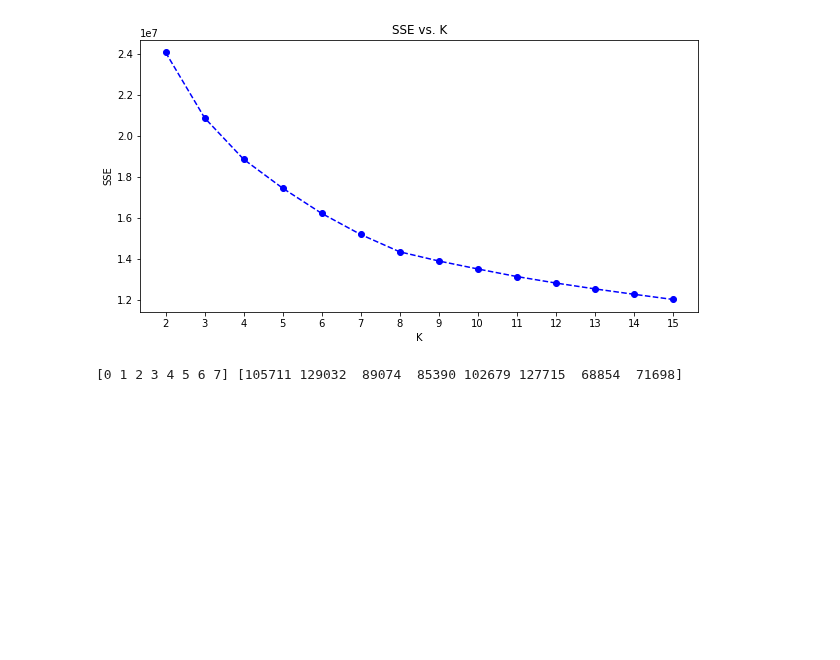
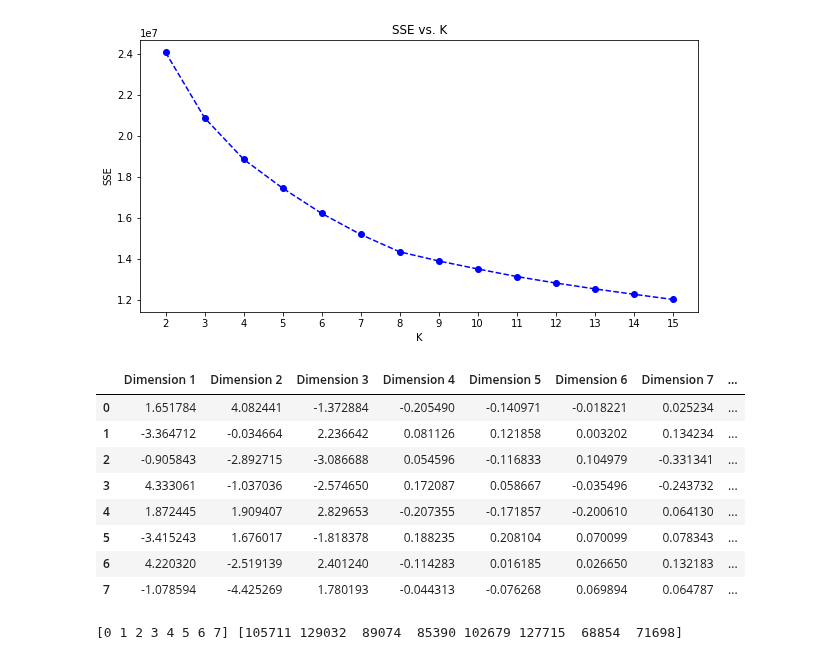
Before and after one commit to walidsi/identify-customer-segments, a Jupyter notebook: Identify_Customer_Segments.ipynb, the cells around one changed output. Cells and saved outputs as stored; diff of their text form; code cells hidden in the pictures; blank space fills up the shorter version.

Commit message:
feat: interpret clusters + document decisions

```diff
--- a/Identify_Customer_Segments.ipynb
+++ b/Identify_Customer_Segments.ipynb
@@ -926,11 +929,26 @@ Text(0.5, 1.0, 'SSE vs. K')
 # %%
 # Re-fit the k-means model with the selected number of clusters and obtain
 # cluster predictions for the general population demographics data.
 
 # As seen from the plot above, the optimal number of clusters is 8. This is where the elbow of the plot is.
 num_clusters_final = 8
 kmeans_model_final = KMeans(num_clusters_final, random_state=0).fit(X_pca_final)
-kmeans_model_final.cluster_centers_
+
+kmeans_fitting_labels_final = kmeans_model_final.labels_
+
+clusters_centers_df = pd.DataFrame(kmeans_model_final.cluster_centers_,
+                                   columns=["Dimension " + str(i) for i in range(1, X_pca_final.shape[1]+1)])
+clusters_centers_df
+# %% [output]
+|  | Dimension 1 | Dimension 2 | Dimension 3 | Dimension 4 | Dimension 5 | Dimension 6 | Dimension 7 | ... |
+| 0 | 1.651784 | 4.082441 | -1.372884 | -0.205490 | -0.140971 | -0.018221 | 0.025234 | ... |
+| 1 | -3.364712 | -0.034664 | 2.236642 | 0.081126 | 0.121858 | 0.003202 | 0.134234 | ... |
+| 2 | -0.905843 | -2.892715 | -3.086688 | 0.054596 | -0.116833 | 0.104979 | -0.331341 | ... |
+| 3 | 4.333061 | -1.037036 | -2.574650 | 0.172087 | 0.058667 | -0.035496 | -0.243732 | ... |
+| 4 | 1.872445 | 1.909407 | 2.829653 | -0.207355 | -0.171857 | -0.200610 | 0.064130 | ... |
+| 5 | -3.415243 | 1.676017 | -1.818378 | 0.188235 | 0.208104 | 0.070099 | 0.078343 | ... |
+| 6 | 4.220320 | -2.519139 | 2.401240 | -0.114283 | 0.016185 | 0.026650 | 0.132183 | ... |
+| 7 | -1.078594 | -4.425269 | 1.780193 | -0.044313 | -0.076268 | 0.069894 | 0.064787 | ... |
 # %%
 unique, counts = np.unique(kmeans_model_final.labels_, return_counts=True)
 
```
Also changed, not shown: parts of 8 cells of this notebook.
